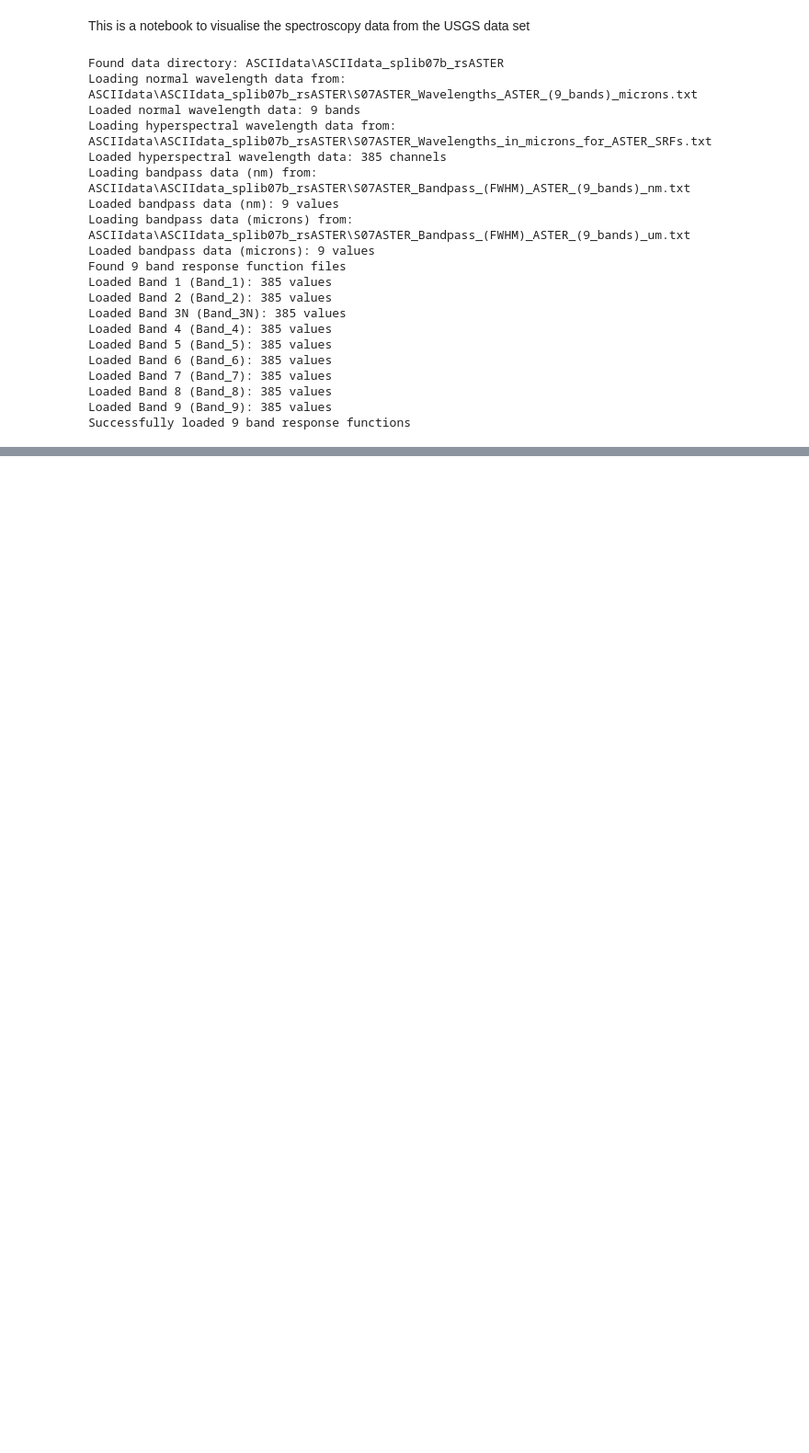
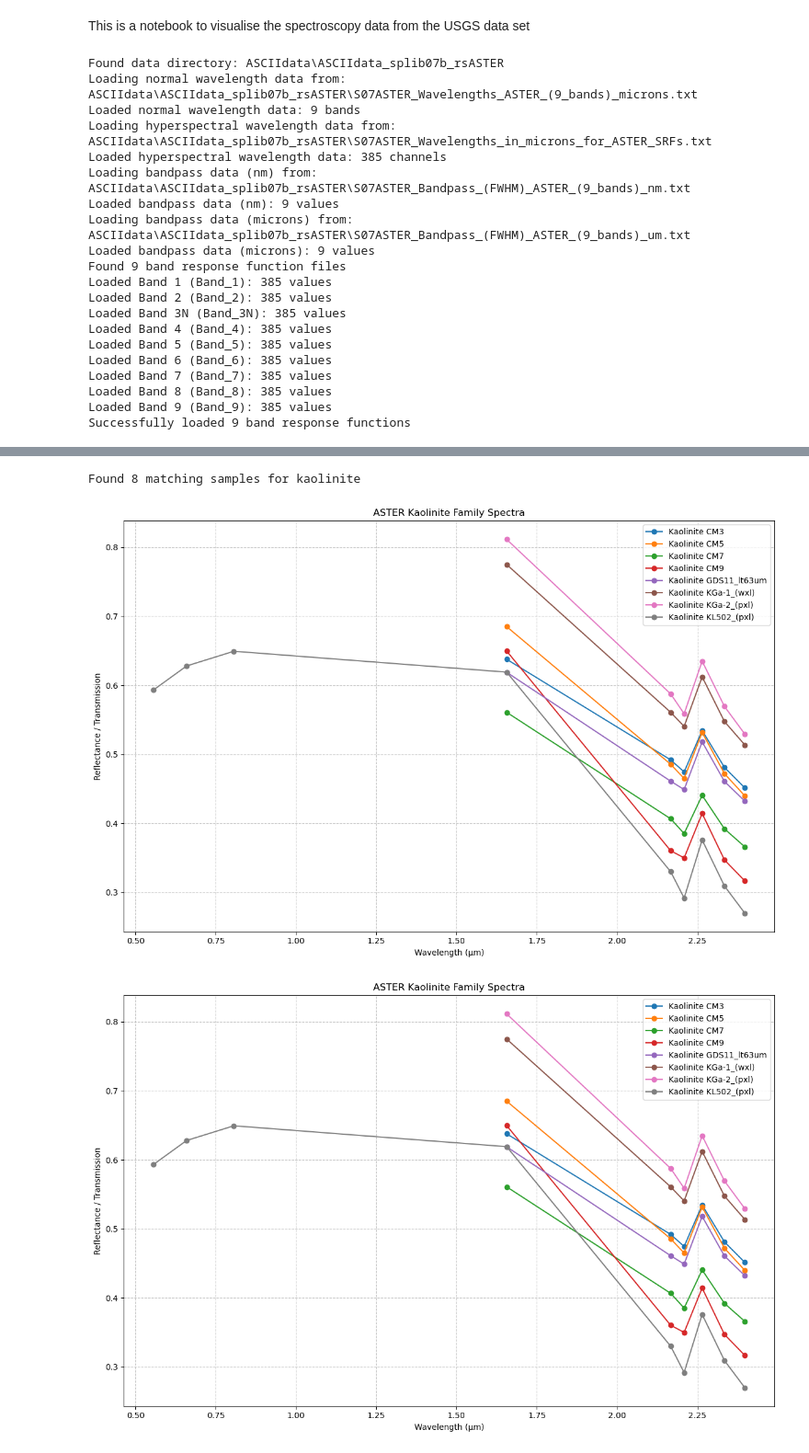
Before and after one commit to Skylar-TyZhang/EX-spec, a Jupyter notebook: spectral_lib_ascii.ipynb, the cells around one changed output, grey strips where cells are left out. Shown at 92% size. Saved outputs shown, nothing was run; the diff lists cells and outputs as text; code cells hidden in the pictures; blank space fills up the shorter version.

Commit message:
Added function to plot spectra of mineral families.

```diff
--- a/spectral_lib_ascii.ipynb
+++ b/spectral_lib_ascii.ipynb
@@ -31,5 +31,7 @@ Loaded Band 7 (Band_7): 385 values
 Loaded Band 8 (Band_8): 385 values
 Loaded Band 9 (Band_9): 385 values
 Successfully loaded 9 band response functions
+# %%
+aster_speclib.spectra = aster_minerals
 # %%
 aster_minerals = aster_speclib.load_minerals()
@@ -36,3 +53,9 @@ aster_minerals = aster_speclib.load_minerals()
+# %%
+aster_speclib.plot_mineral_family('kaolinite')
+# %% [output]
+Found 8 matching samples for kaolinite
+[figure, added]
+[figure, added]
 # %%
 aster_band_info = aster_speclib.get_band_info()
 # %%
```
Also changed, not shown: parts of 2 cells of this notebook.
